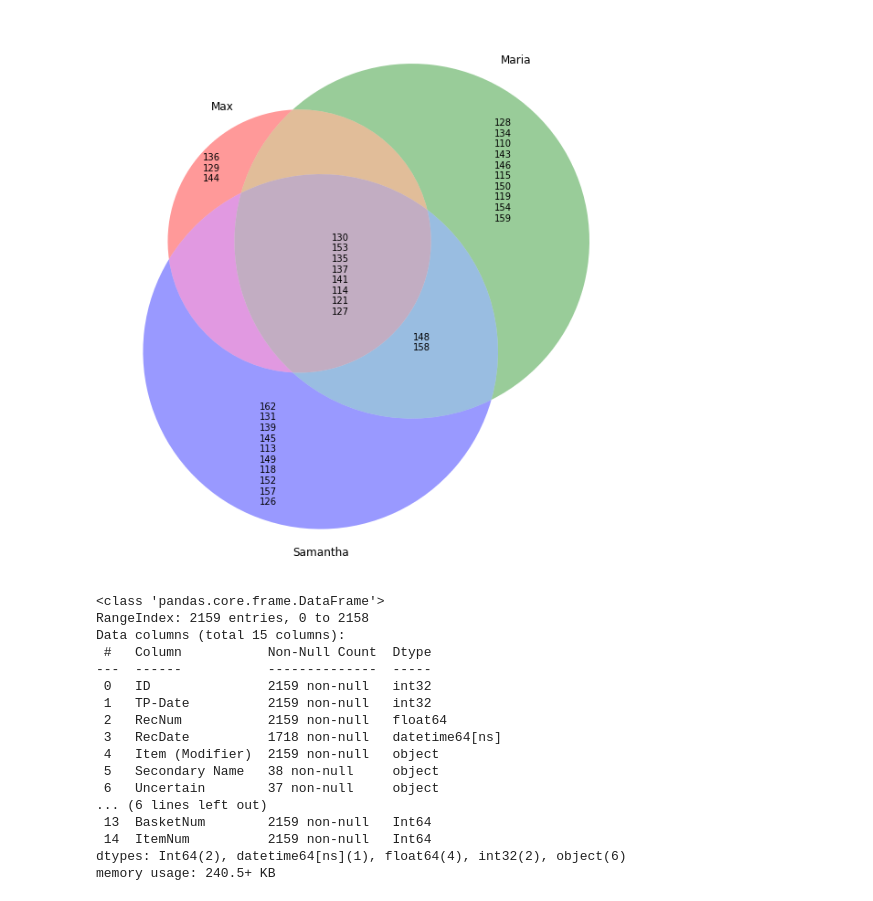
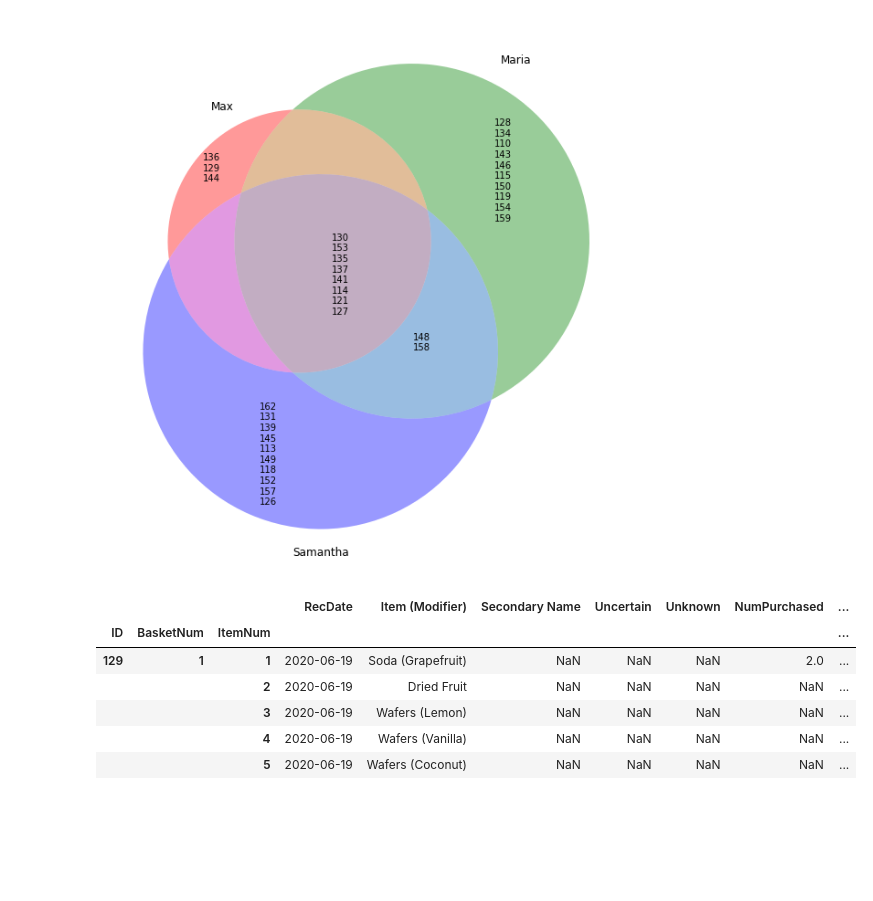
Before and after one commit to jjailer/grocery-receipt-data-cleaning, a Jupyter notebook: Scripts/data_validation.ipynb, the cells around one changed output. Drawn from its saved outputs; the diff is of its cells as text; code cells hidden in the pictures; blank space fills up the shorter version.

Commit message:
built multi-index for single df

```diff
--- a/Scripts/data_validation.ipynb
+++ b/Scripts/data_validation.ipynb
@@ -48,7 +48,7 @@ v.get_label_by_id('001').set_text('\n'.join(str(s) for s in (sam_ids - max_ids -
 
 # when receipt number is null, assume all items came from a single basket that day
 max_df['RecNum'].fillna(value = 1, inplace = True)
-max_df['
+max_df['RecNum'] = max_df['RecNum'].astype('int32')
 
 # generate BasketNum column from unique (TP-Date, RecNum) pairs
 max_df['BasketNum'] = np.nan
@@ -77,27 +77,21 @@ for id_num in max_df['ID'].unique():
         # print(range(1, max_df.loc[(max_df['ID'] == id_num) & (max_df['BasketNum'] == basket_num), 'ItemNum'].size + 1))
 max_df['ItemNum'] = max_df['ItemNum'].astype('Int64')
 
-# build multi-index
+
+max_df.drop(columns = ['TP-Date', 'RecNum'], inplace = True)
+# %%
+# build multi-index
+max_df.set_index(['ID', 'BasketNum', 'ItemNum'], inplace = True)
 # %%
 max_df.iloc[300:350, [0, 1, 2, -2, -1]]
-max_df.info()
+max_df.head()
 # %% [output]
-<class 'pandas.core.frame.DataFrame'>
-RangeIndex: 2159 entries, 0 to 2158
-Data columns (total 15 columns):
- #   Column           Non-Null Count  Dtype
----  ------           --------------  -----
- 0   ID               2159 non-null   int32
- 1   TP-Date          2159 non-null   int32
- 2   RecNum           2159 non-null   float64
- 3   RecDate          1718 non-null   datetime64[ns]
- 4   Item (Modifier)  2159 non-null   object
- 5   Secondary Name   38 non-null     object
- 6   Uncertain        37 non-null     object
-... (6 lines left out)
- 13  BasketNum        2159 non-null   Int64
- 14  ItemNum          2159 non-null   Int64
-dtypes: Int64(2), datetime64[ns](1), float64(4), int32(2), object(6)
-memory usage: 240.5+ KB
+|  |  |  | RecDate | Item (Modifier) | Secondary Name | Uncertain | Unknown | NumPurchased | ... |
+| ID | BasketNum | ItemNum |  |  |  |  |  |  | ... |
+| 129 | 1 | 1 | 2020-06-19 | Soda (Grapefruit) | NaN | NaN | NaN | 2.0 | ... |
+|  |  | 2 | 2020-06-19 | Dried Fruit | NaN | NaN | NaN | NaN | ... |
+|  |  | 3 | 2020-06-19 | Wafers (Lemon) | NaN | NaN | NaN | NaN | ... |
+|  |  | 4 | 2020-06-19 | Wafers (Vanilla) | NaN | NaN | NaN | NaN | ... |
+|  |  | 5 | 2020-06-19 | Wafers (Coconut) | NaN | NaN | NaN | NaN | ... |
 # %%
 # pandas.compare
```
